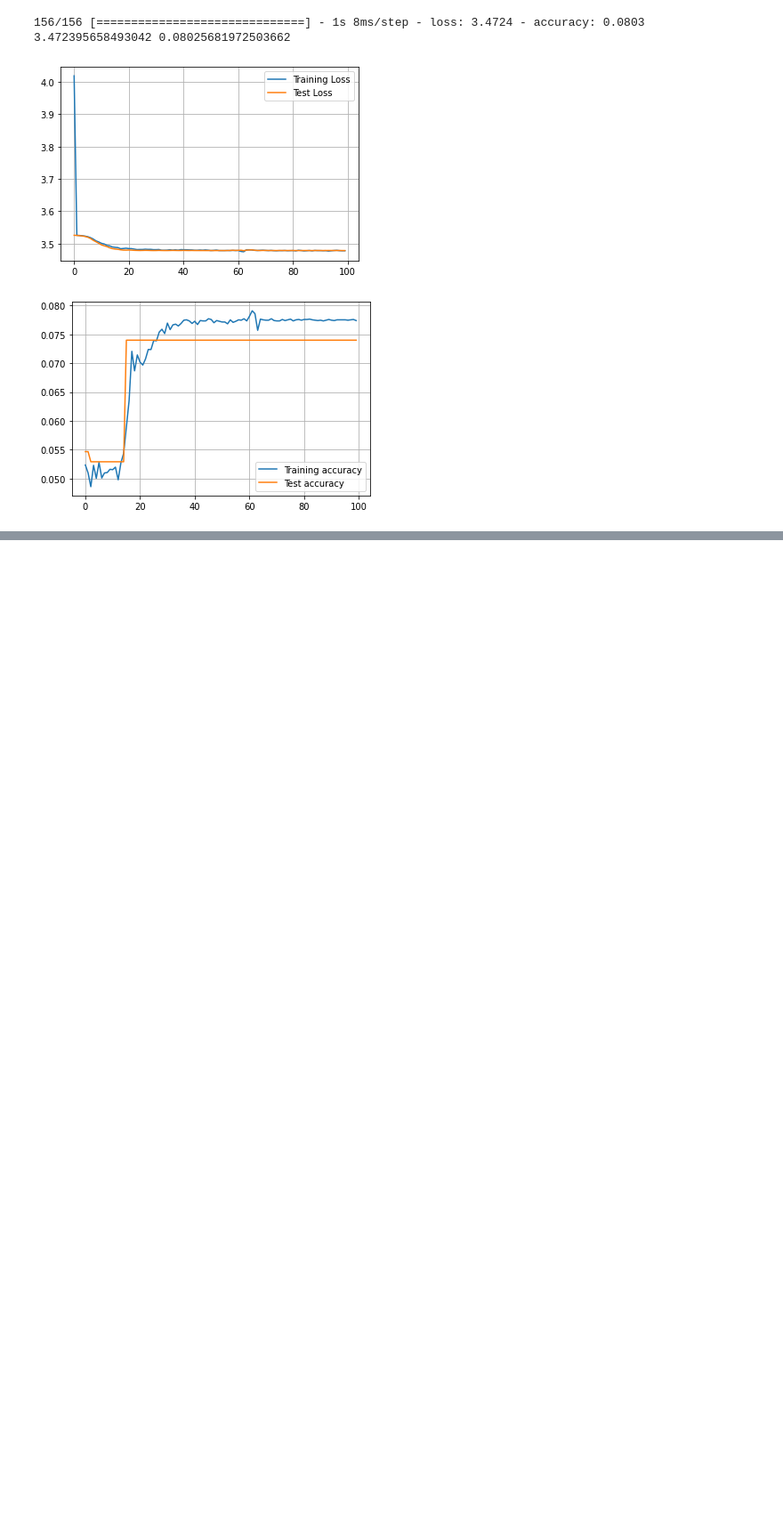
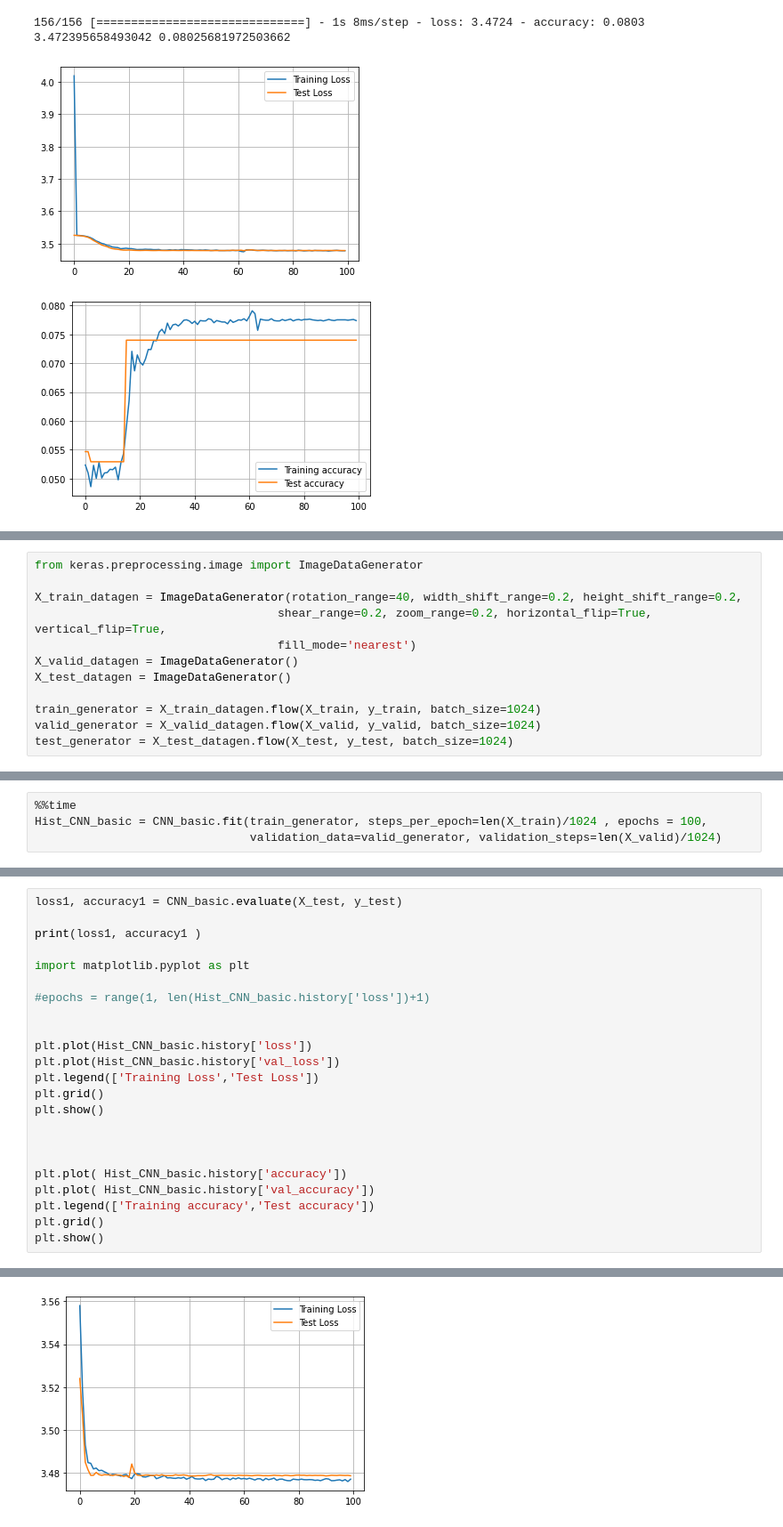
Before and after one commit to Seungeun-Song/Study-for-K-Digital-AI-developer, a Jupyter notebook: Practice/21_04_10_CNN_AUG.ipynb, the cells around one changed output, grey strips where cells are left out. Shown at 89% size. Cells and saved outputs as stored; diff of their text form; blank space fills up the shorter version.

```diff
--- a/Practice/21_04_10_CNN_AUG.ipynb
+++ b/Practice/21_04_10_CNN_AUG.ipynb
@@ -615,0 +618,12 @@ plt.show()
+# %%
+from keras.preprocessing.image import ImageDataGenerator
+
+X_train_datagen = ImageDataGenerator(rotation_range=40, width_shift_range=0.2, height_shift_range=0.2,
+                                   shear_range=0.2, zoom_range=0.2, horizontal_flip=True, vertical_flip=True,
+                                   fill_mode='nearest')
+X_valid_datagen = ImageDataGenerator()
+X_test_datagen = ImageDataGenerator()
+
+train_generator = X_train_datagen.flow(X_train, y_train, batch_size=1024)
+valid_generator = X_valid_datagen.flow(X_valid, y_valid, batch_size=1024)
+test_generator = X_test_datagen.flow(X_test, y_test, batch_size=1024)
@@ -615,0 +679,4 @@ plt.show()
+# %%
+%%time
+Hist_CNN_basic = CNN_basic.fit(train_generator, steps_per_epoch=len(X_train)/1024 , epochs = 100,
+                               validation_data=valid_generator, validation_steps=len(X_valid)/1024)
@@ -615,0 +701,24 @@ plt.show()
+# %%
+loss1, accuracy1 = CNN_basic.evaluate(X_test, y_test)
+
+print(loss1, accuracy1 )
+
+import matplotlib.pyplot as plt
+
+#epochs = range(1, len(Hist_CNN_basic.history['loss'])+1)
+
+
+plt.plot(Hist_CNN_basic.history['loss'])
+plt.plot(Hist_CNN_basic.history['val_loss'])
+plt.legend(['Training Loss','Test Loss'])
+plt.grid()
+plt.show()
+
+
+
+plt.plot( Hist_CNN_basic.history['accuracy'])
+plt.plot( Hist_CNN_basic.history['val_accuracy'])
+plt.legend(['Training accuracy','Test accuracy'])
+plt.grid()
+plt.show()
+# %% [output]
@@ -615,0 +727 @@ plt.show()
+[figure, added]
```
Also changed, not shown: parts of 8 cells of this notebook.
